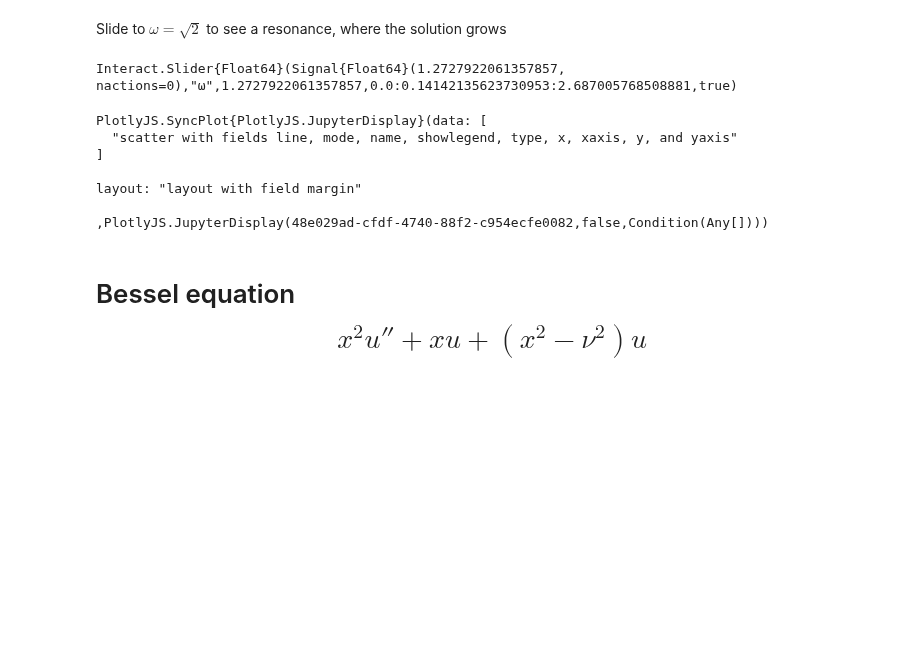
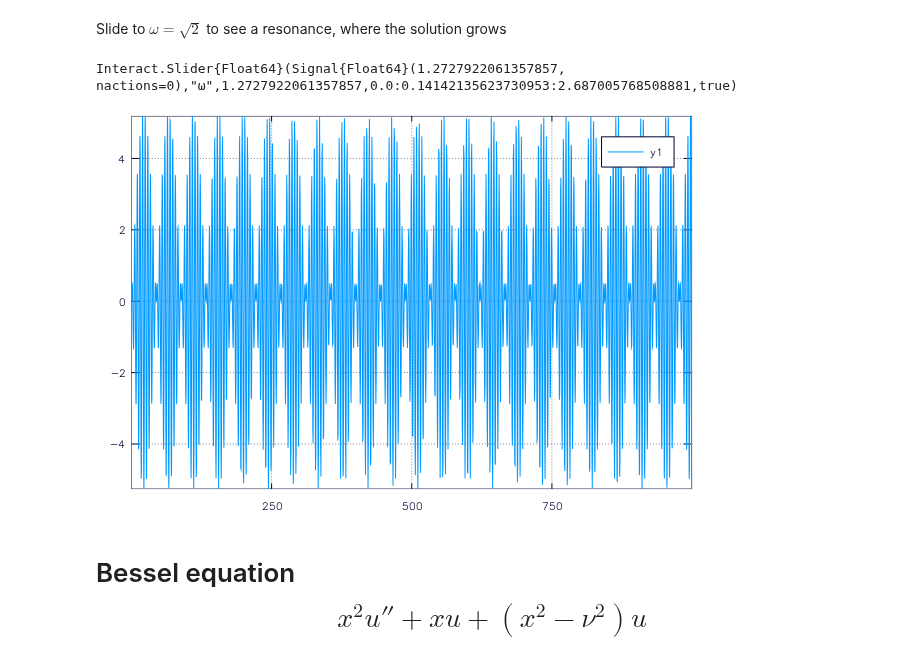
Before and after one commit to JuliaApproximation/ApproxFun.jl, a Jupyter notebook: examples/Manipulate ODEs and PDEs.ipynb, the cells around one changed output. Cells and saved outputs as stored; diff of their text form; code cells hidden in the pictures; blank space fills up the shorter version.

```diff
--- a/examples/Manipulate ODEs and PDEs.ipynb
+++ b/examples/Manipulate ODEs and PDEs.ipynb
@@ -11,20 +8,14 @@ Slide  to $\omega=\sqrt 2$ to see a resonance, where the solution grows
 # %%
 t=Fun(identity,[0.,1000.])
 L=𝒟^2+2I  # our differential operator, 𝒟 is equivalent to Derivative()
 
 @manipulate for ω=0.:.1sqrt(2):2sqrt(2)
     u=[ivp();L]\[0.;0.;cos(ω*t)]
-    plot(u).o     # the .o is needed for Interact and Plots to work together
+    plot(u)
 end
 # %% [output]
 Interact.Slider{Float64}(Signal{Float64}(1.2727922061357857, nactions=0),"ω",1.2727922061357857,0.0:0.14142135623730953:2.687005768508881,true)
-PlotlyJS.SyncPlot{PlotlyJS.JupyterDisplay}(data: [
-  "scatter with fields line, mode, name, showlegend, type, x, xaxis, y, and yaxis"
-]
-
-layout: "layout with field margin"
-
-,PlotlyJS.JupyterDisplay(48e029ad-cfdf-4740-88f2-c954ecfe0082,false,Condition(Any[])))
+[figure, added]
 # %% [markdown]
 # Bessel equation $$x^2 u'' + x u + (x^2 - \nu^2)u$$
 # %%
```
Also changed, not shown: parts of 6 cells of this notebook, 7 other files.
